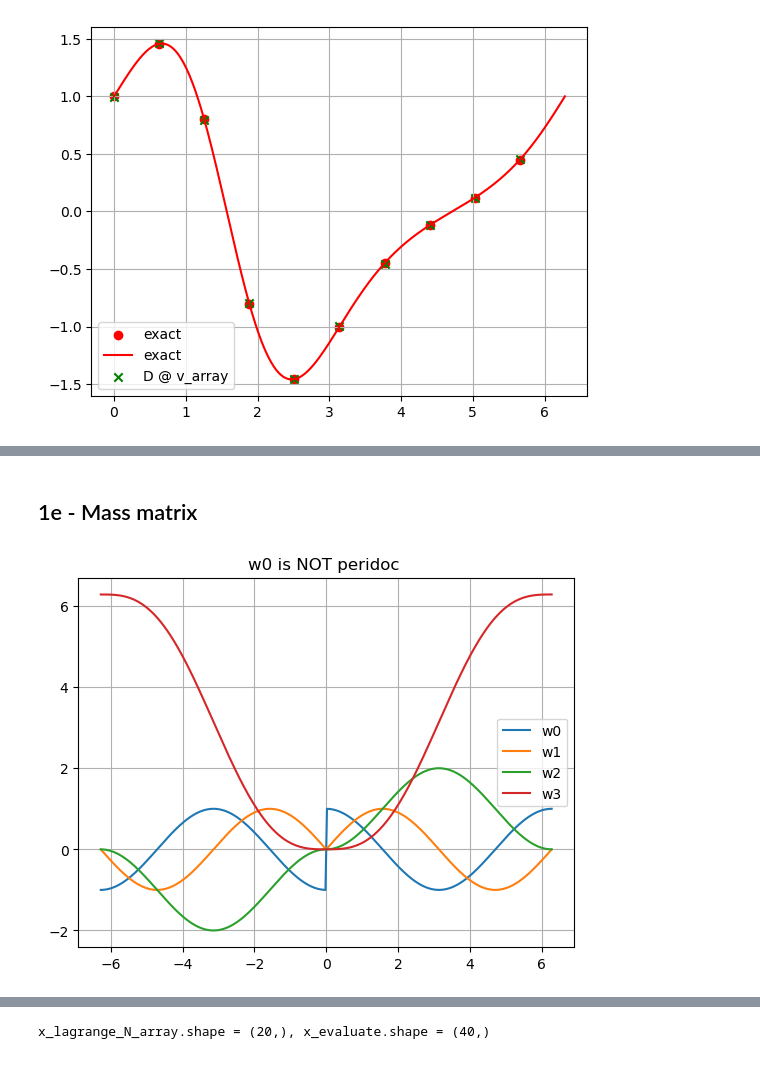
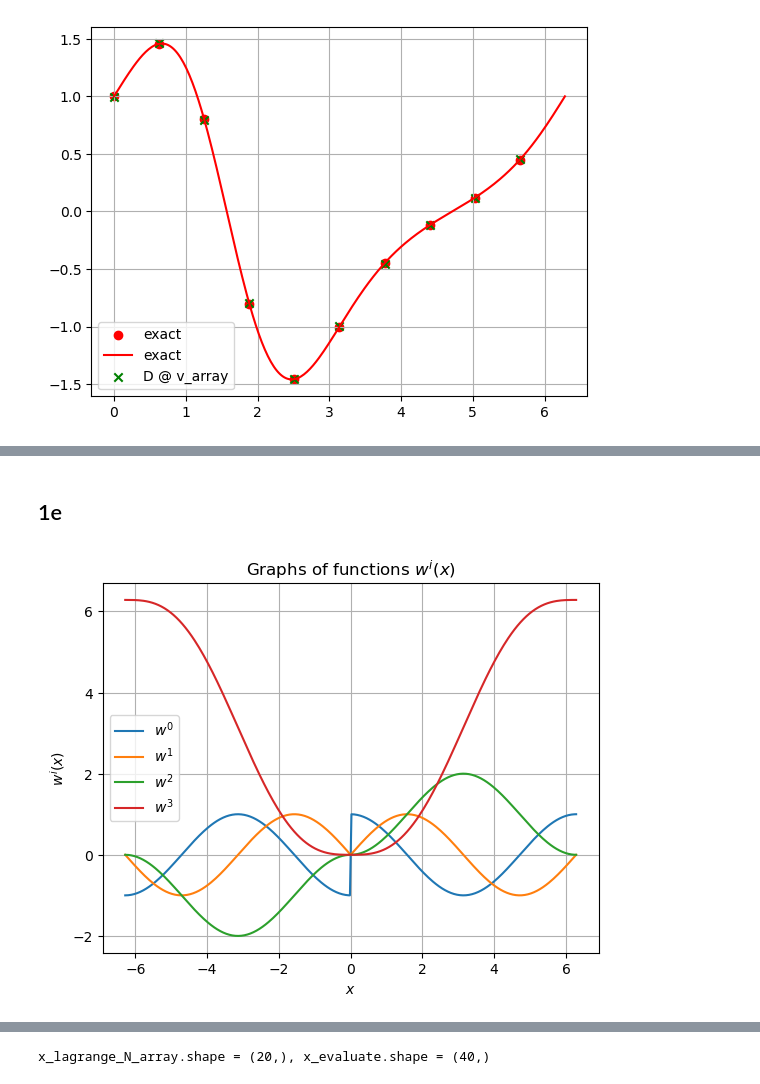
Before and after one commit to JeppeKlitgaard/02689-Advanced-Numerical-Methods, a Jupyter notebook: assignment_1/tb_exercise_1.ipynb, the cells around one changed output, grey strips where cells are left out. Drawn from its saved outputs; the diff is of its cells as text; code cells hidden in the pictures.

```diff
--- a/assignment_1/tb_exercise_1.ipynb
+++ b/assignment_1/tb_exercise_1.ipynb
@@ -233,5 +243,5 @@ array([ 2,  4,  6,  8, 10, 12, 14, 16, 18, 20, 22, 24, 26, 28, 30, 32, 34,
 # %% [markdown]
-## 1e - Mass matrix
+## 1e
 # %%
 # Defining functions
 # def w0(x): return np.cos(x)*np.where(x < 0, -1, 1)
@@ -279,15 +289,18 @@ w0_D = D @ w1_array
 
 x_plot = np.linspace(-2*np.pi, 2*np.pi, 300)
 # %%
-plt.plot(x_plot, w0(x_plot), label = "w0")
-plt.plot(x_plot, w1(x_plot), label = "w1")
-plt.plot(x_plot, w2(x_plot), label = "w2")
-plt.plot(x_plot, w3(x_plot), label = "w3")
+plt.plot(x_plot, w0(x_plot), label = "$w^0$")
+plt.plot(x_plot, w1(x_plot), label = "$w^1$")
+plt.plot(x_plot, w2(x_plot), label = "$w^2$")
+plt.plot(x_plot, w3(x_plot), label = "$w^3$")
 plt.legend()
-plt.title("w0 is NOT peridoc ")
+plt.title("Graphs of functions $w^i(x)$")
+plt.xlabel("$x$")
+plt.ylabel("$w^i(x)$")
 plt.grid();
+plt.savefig("report/output/1e_functions.png", dpi=600)
 # %% [output]
-[figure, old version]
+[figure, new version]
 # %%
 x_plot = np.linspace(-2*np.pi, 2*np.pi, 300)
 # plt.scatter(x_array, w1_array, label = "exact", color = "red")
```
Also changed, not shown: parts of 22 cells of this notebook.
